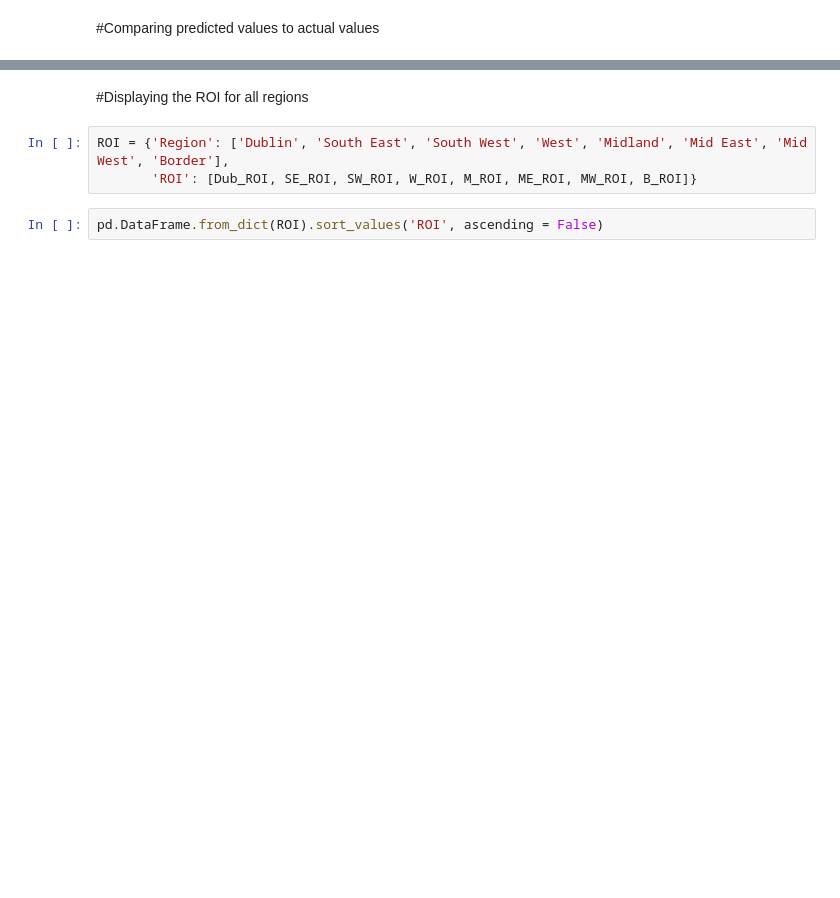
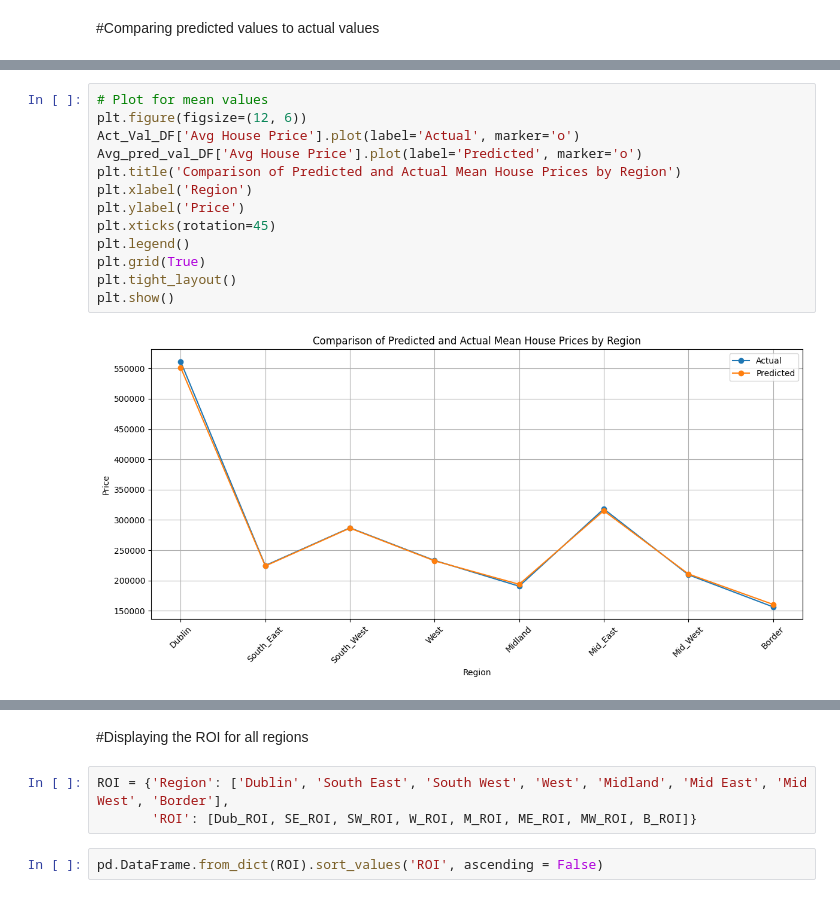
Before and after one commit to Aelamin19/Applied-predictive-analytics, a Jupyter notebook: FYP_2021_data.ipynb, the cells around one changed output, grey strips where cells are left out. Saved outputs shown, nothing was run; the diff lists cells and outputs as text; blank space fills up the shorter version.

```diff
--- a/FYP_2021_data.ipynb
+++ b/FYP_2021_data.ipynb
@@ -1050,0 +1042,15 @@ plt.show()
+# %%
+# Plot for mean values
+plt.figure(figsize=(12, 6))
+Act_Val_DF['Avg House Price'].plot(label='Actual', marker='o')
+Avg_pred_val_DF['Avg House Price'].plot(label='Predicted', marker='o')
+plt.title('Comparison of Predicted and Actual Mean House Prices by Region')
+plt.xlabel('Region')
+plt.ylabel('Price')
+plt.xticks(rotation=45)
+plt.legend()
+plt.grid(True)
+plt.tight_layout()
+plt.show()
+# %% [output]
+[figure, added]
```
Also changed, not shown: parts of 47 cells of this notebook.
